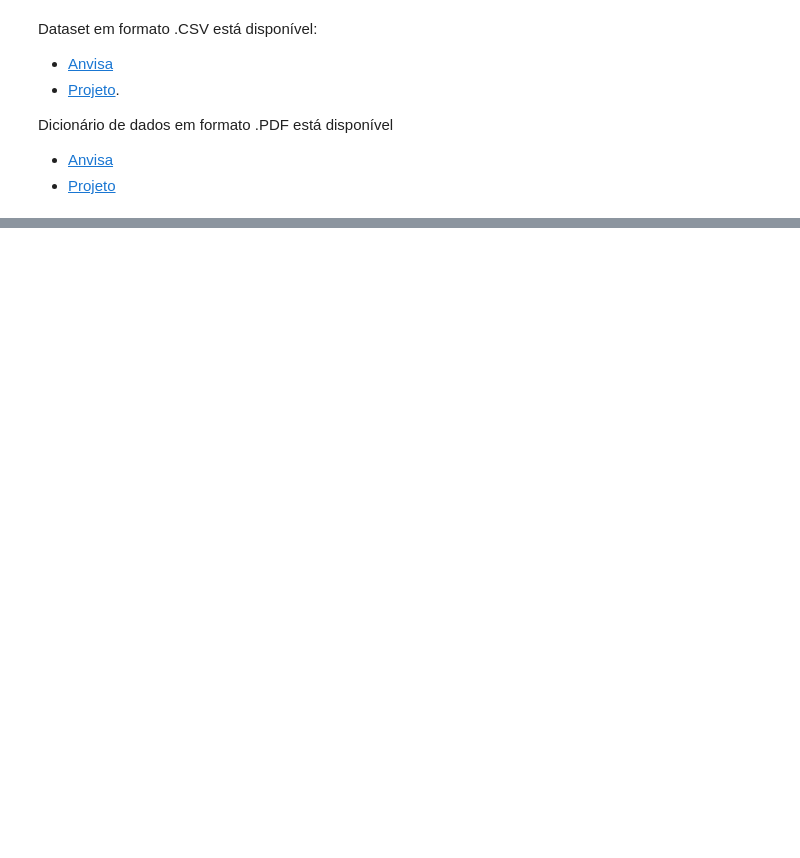
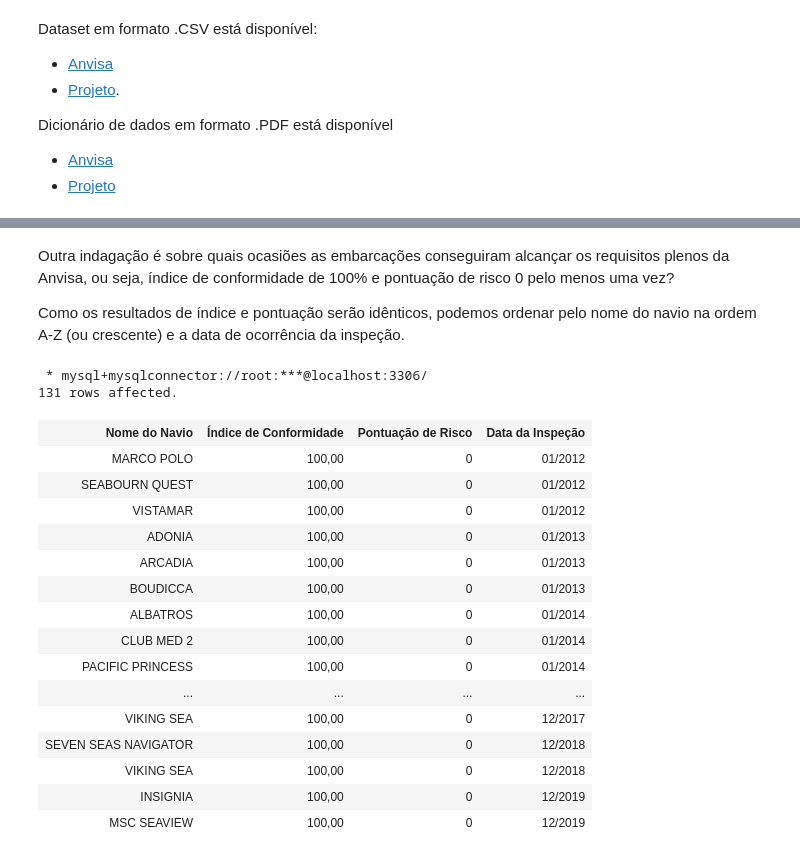
Before and after one commit to GersonBhrener/SQL-Data-Science, a Jupyter notebook: MySQL/Inspecao_Navios_Cruzeiro_Anvisa/Inspecao_Navios_Cruzeiro.ipynb, the cells around one changed output, grey strips where cells are left out. Cells and saved outputs as stored; diff of their text form; code cells hidden in the pictures; blank space fills up the shorter version.

Commit message:
Análise Inspeção de Navios - Notebook

```diff
--- a/MySQL/Inspecao_Navios_Cruzeiro_Anvisa/Inspecao_Navios_Cruzeiro.ipynb
+++ b/MySQL/Inspecao_Navios_Cruzeiro_Anvisa/Inspecao_Navios_Cruzeiro.ipynb
@@ -45,0 +89,30 @@ IGNORE 1 ROWS;
+# %% [markdown]
+Outra indagação é sobre quais ocasiões as embarcações conseguiram alcançar os requisitos plenos da Anvisa, ou seja, índice de conformidade de 100% e pontuação de risco 0 pelo menos uma vez?
+
+Como os resultados de índice e pontuação serão idênticos, podemos ordenar pelo nome do navio na ordem A-Z (ou crescente) e a data de ocorrência da inspeção.
+# %%
+%%sql
+
+SELECT nome_navio as "Nome do Navio", indice_conformidade as 'Índice de Conformidade', pontuacao_risco as 'Pontuação de Risco', mes_ano as 'Data da Inspeção'
+FROM sql_ds.tb_navios
+WHERE indice_conformidade = 100 AND pontuacao_risco = 0
+ORDER BY mes_ano, nome_navio;
+# %% [output]
+ * mysql+mysqlconnector://root:***@localhost:3306/
+131 rows affected.
+| Nome do Navio | Índice de Conformidade | Pontuação de Risco | Data da Inspeção |
+| MARCO POLO | 100,00 | 0 | 01/2012 |
+| SEABOURN QUEST | 100,00 | 0 | 01/2012 |
+| VISTAMAR | 100,00 | 0 | 01/2012 |
+| ADONIA | 100,00 | 0 | 01/2013 |
+| ARCADIA | 100,00 | 0 | 01/2013 |
+| BOUDICCA | 100,00 | 0 | 01/2013 |
+| ALBATROS | 100,00 | 0 | 01/2014 |
+| CLUB MED 2 | 100,00 | 0 | 01/2014 |
+| PACIFIC PRINCESS | 100,00 | 0 | 01/2014 |
+| ... | ... | ... | ... |
+| VIKING SEA | 100,00 | 0 | 12/2017 |
+| SEVEN SEAS NAVIGATOR | 100,00 | 0 | 12/2018 |
+| VIKING SEA | 100,00 | 0 | 12/2018 |
+| INSIGNIA | 100,00 | 0 | 12/2019 |
+| MSC SEAVIEW | 100,00 | 0 | 12/2019 |
```
Also changed, not shown: parts of 21 cells of this notebook.
